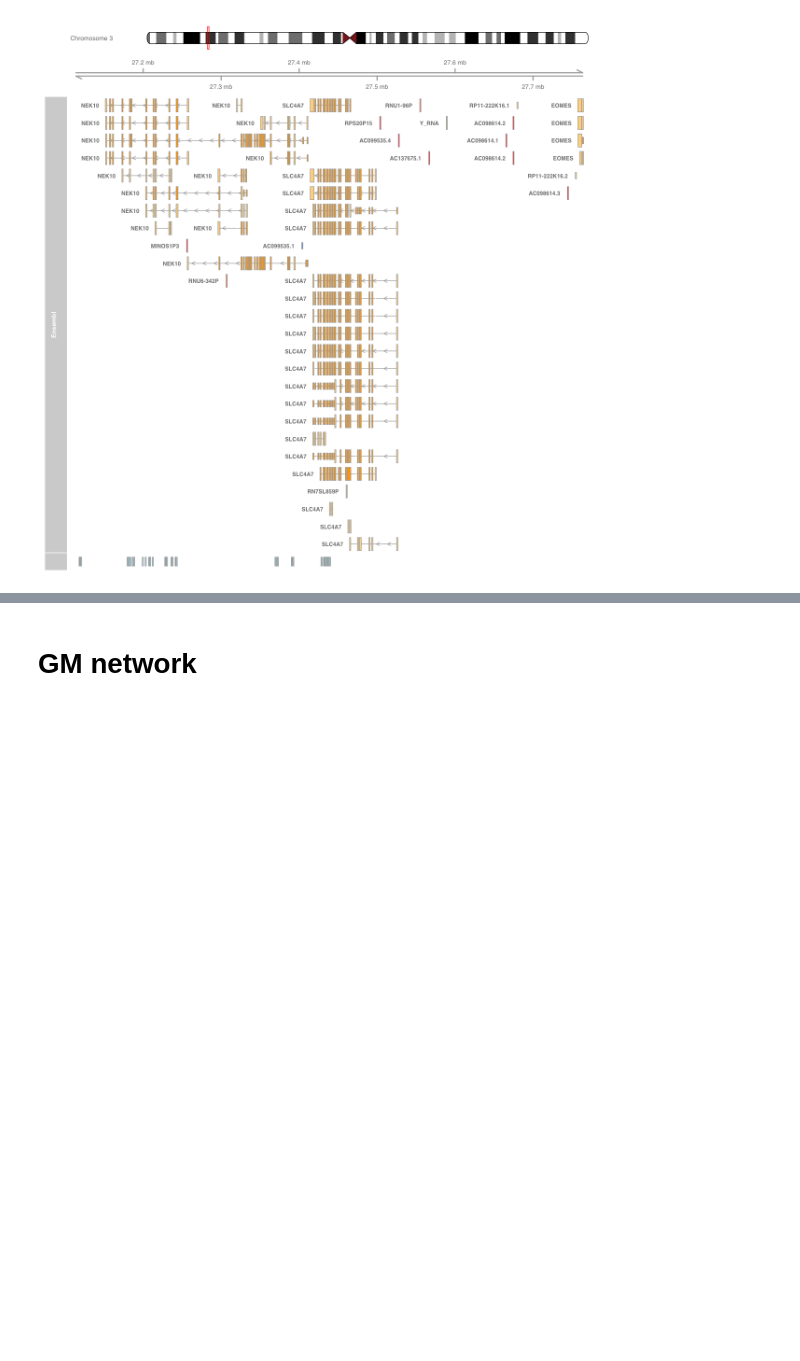
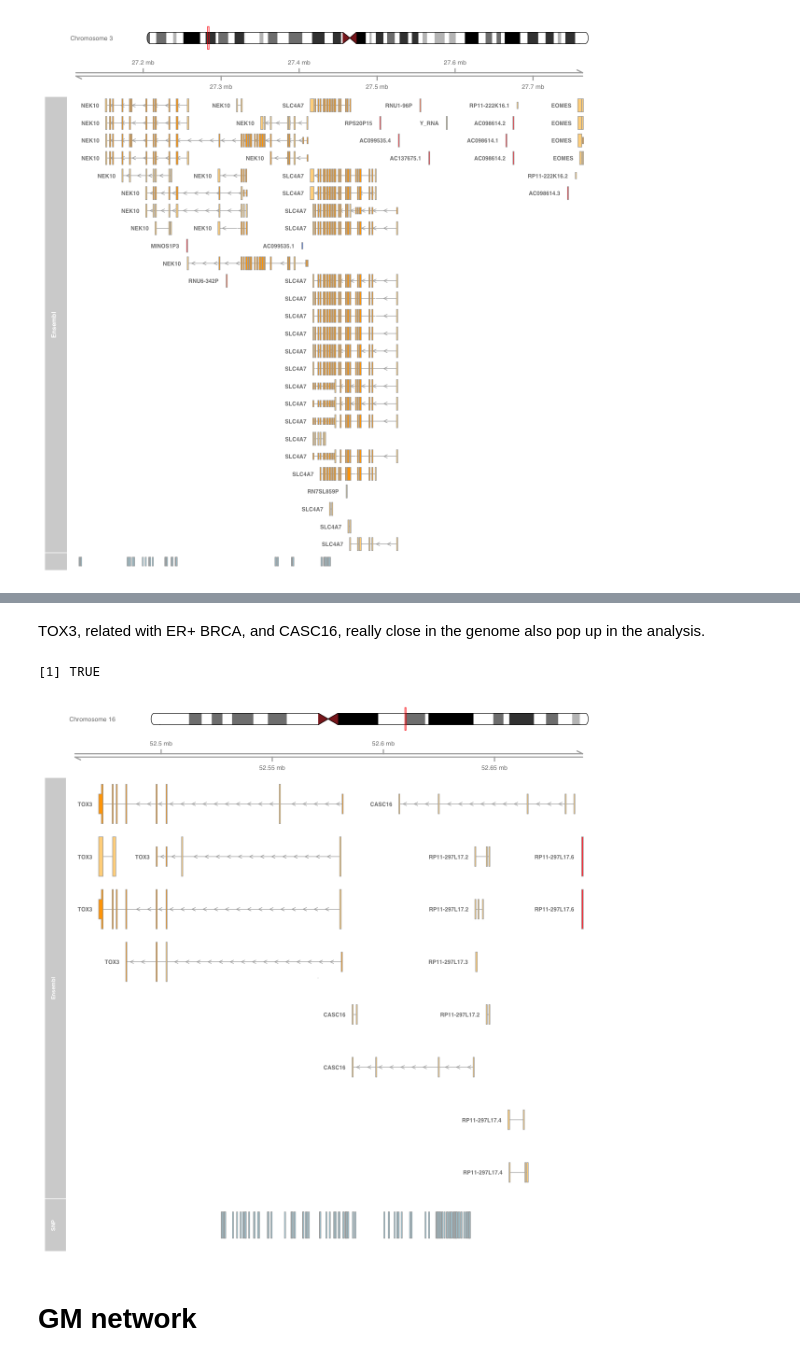
Before and after one commit to hclimente/genewa, a Jupyter notebook: results/evo/evo_analysis.ipynb, the cells around one changed output, grey strips where cells are left out. Saved outputs shown, nothing was run; the diff lists cells and outputs as text; code cells hidden in the pictures; blank space fills up the shorter version.

```diff
--- a/results/evo/evo_analysis.ipynb
+++ b/results/evo/evo_analysis.ipynb
@@ -113,3 +156,14 @@ Here we retrieve our old-friend NEK10, a protein kinase involved in cell-cycle c
+# %% [markdown]
+TOX3, related with ER+ BRCA, and CASC16, really close in the genome also pop up in the analysis.
+# %%
+gs %>%
+    # TOX3 SNPs
+    filter(selected & chr == 16 & pos > 52525285 & pos < 52639236) %>%
+    .$cluster %>%
+    plot_snp_cluster(gs, .)
+# %% [output]
+[1] TRUE
+[figure, added]
 # %% [markdown]
 # GM network
 # %%
```
Also changed, not shown: parts of 21 cells of this notebook.
